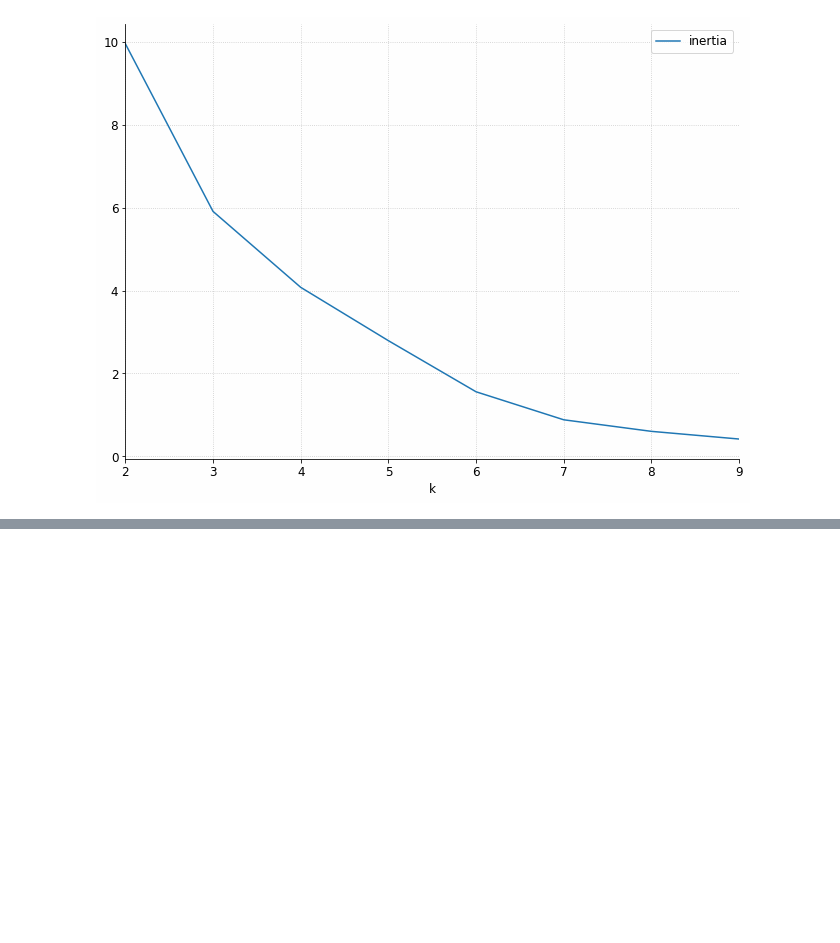
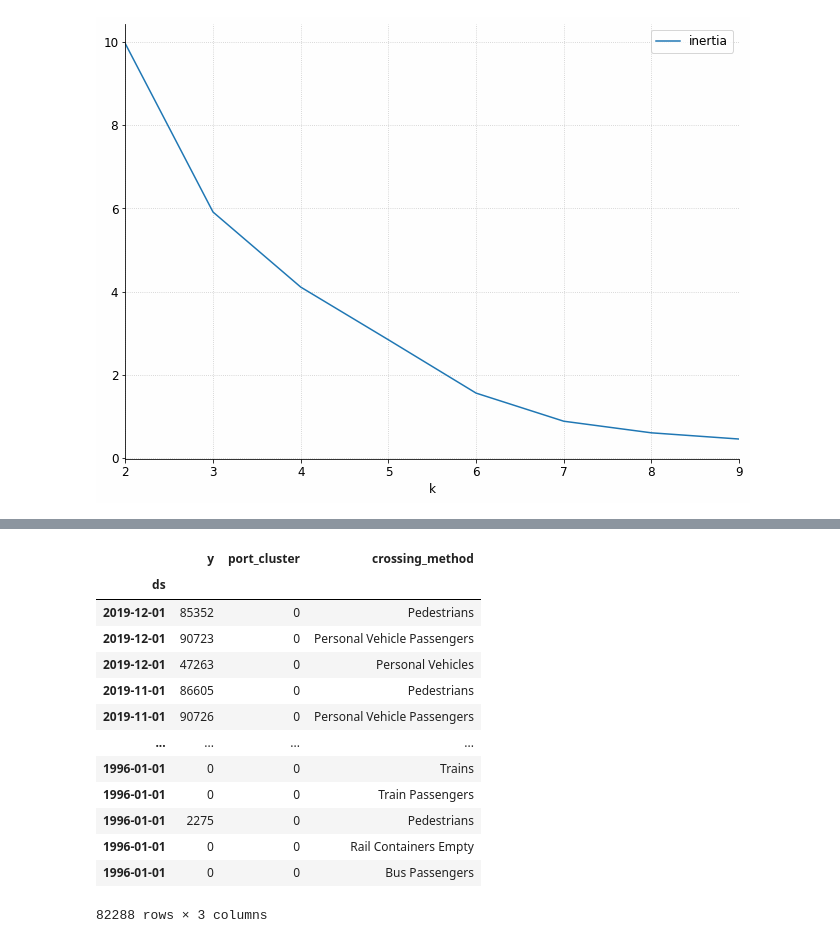
Before and after one commit to LawAndBorder/lawandborder, a Jupyter notebook: ryan_clustering_workbook.ipynb, the cells around one changed output, grey strips where cells are left out. Saved outputs shown, nothing was run; the diff lists cells and outputs as text; code cells hidden in the pictures; blank space fills up the shorter version.

```diff
--- a/ryan_clustering_workbook.ipynb
+++ b/ryan_clustering_workbook.ipynb
@@ -90,0 +124,19 @@ mexico.set_index("date").groupby('port_cluster', ""])
+# %%
+mex_ts = mexico[["date", "n_crossings", "port_cluster", "crossing_method"]].rename(columns={"date":"ds", "n_crossings":"y"}).set_index("ds")
+# %%
+mex_ts
+# %% [output]
+|  | y | port_cluster | crossing_method |
+| ds |  |  |  |
+| 2019-12-01 | 85352 | 0 | Pedestrians |
+| 2019-12-01 | 90723 | 0 | Personal Vehicle Passengers |
+| 2019-12-01 | 47263 | 0 | Personal Vehicles |
+| 2019-11-01 | 86605 | 0 | Pedestrians |
+| 2019-11-01 | 90726 | 0 | Personal Vehicle Passengers |
+| ... | ... | ... | ... |
+| 1996-01-01 | 0 | 0 | Trains |
+| 1996-01-01 | 0 | 0 | Train Passengers |
+| 1996-01-01 | 2275 | 0 | Pedestrians |
+| 1996-01-01 | 0 | 0 | Rail Containers Empty |
+| 1996-01-01 | 0 | 0 | Bus Passengers |
+82288 rows × 3 columns
```
Also changed, not shown: parts of 10 cells of this notebook.
